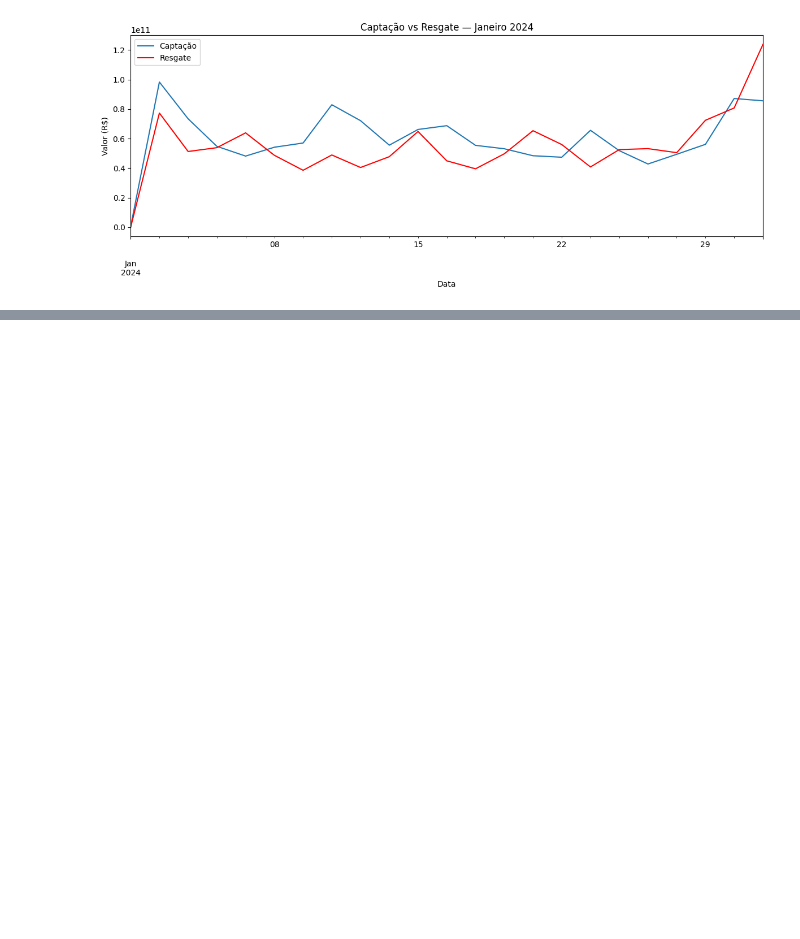
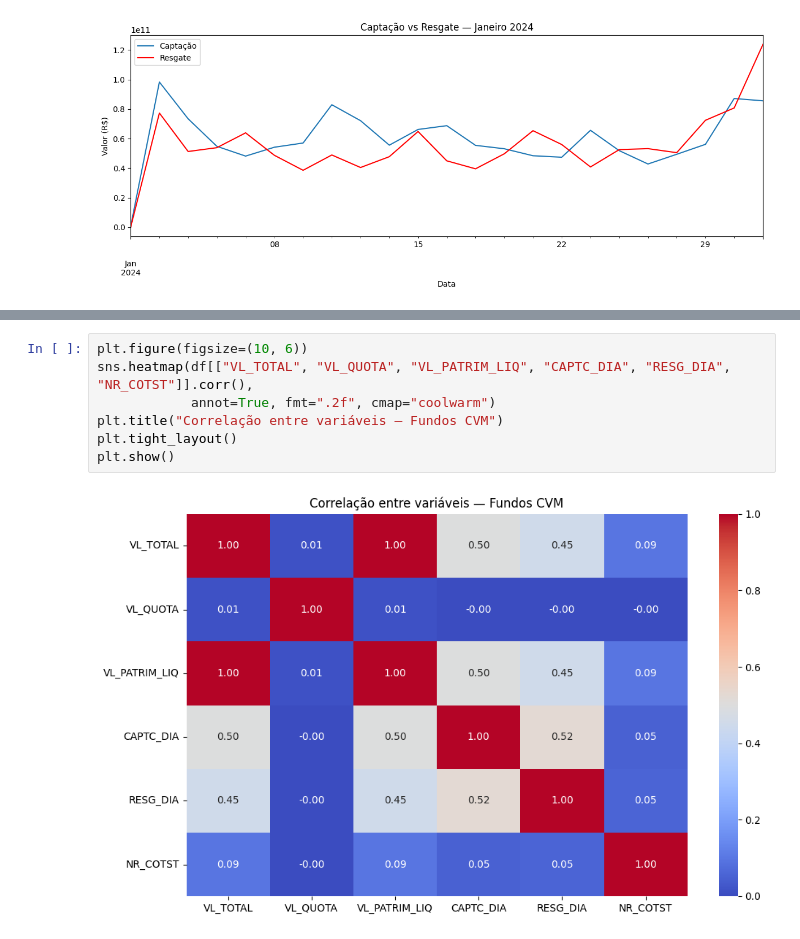
Before and after one commit to WagnerT7/investor-behavior-analysis, a Jupyter notebook: data/notebooks/01_eda.ipynb, the cells around one changed output, grey strips where cells are left out. Drawn from its saved outputs; the diff is of its cells as text; blank space fills up the shorter version.

```diff
--- a/data/notebooks/01_eda.ipynb
+++ b/data/notebooks/01_eda.ipynb
@@ -147,0 +145,9 @@ plt.show()
+# %%
+plt.figure(figsize=(10, 6))
+sns.heatmap(df[["VL_TOTAL", "VL_QUOTA", "VL_PATRIM_LIQ", "CAPTC_DIA", "RESG_DIA", "NR_COTST"]].corr(),
+            annot=True, fmt=".2f", cmap="coolwarm")
+plt.title("Correlação entre variáveis — Fundos CVM")
+plt.tight_layout()
+plt.show()
+# %% [output]
+[figure, added]
```
Also changed, not shown: parts of 2 cells of this notebook.
